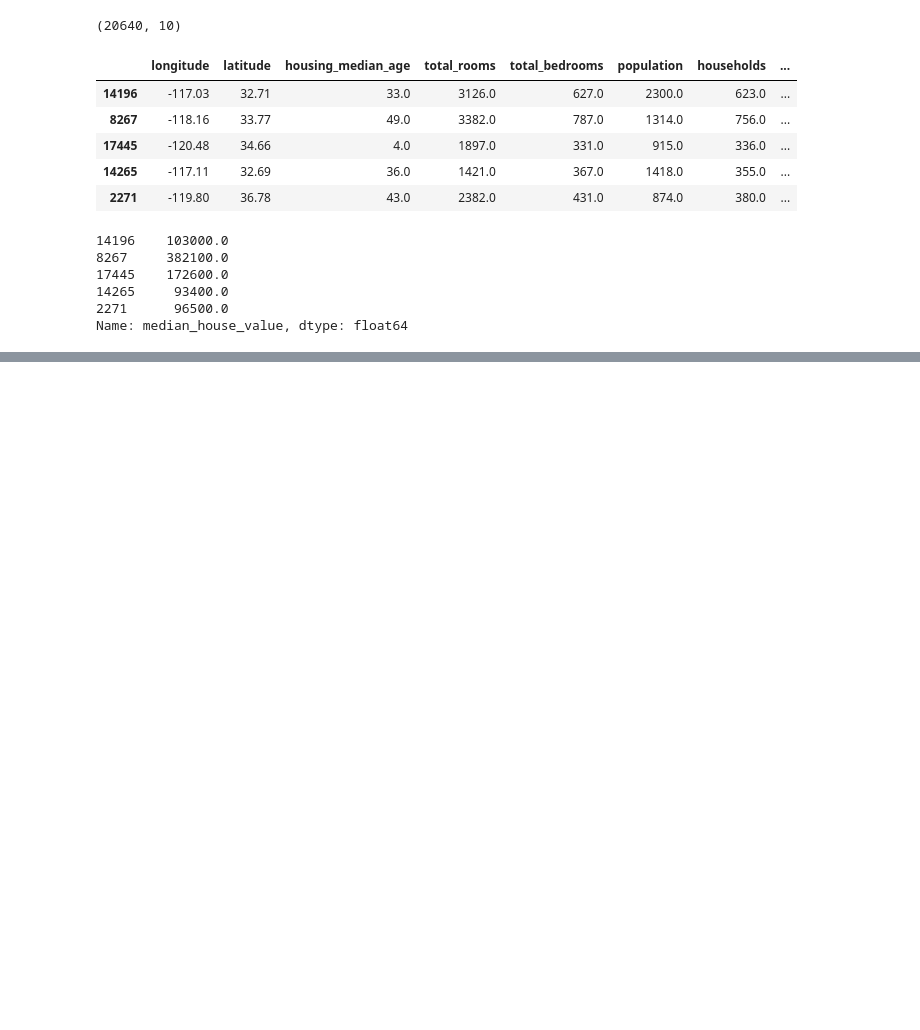
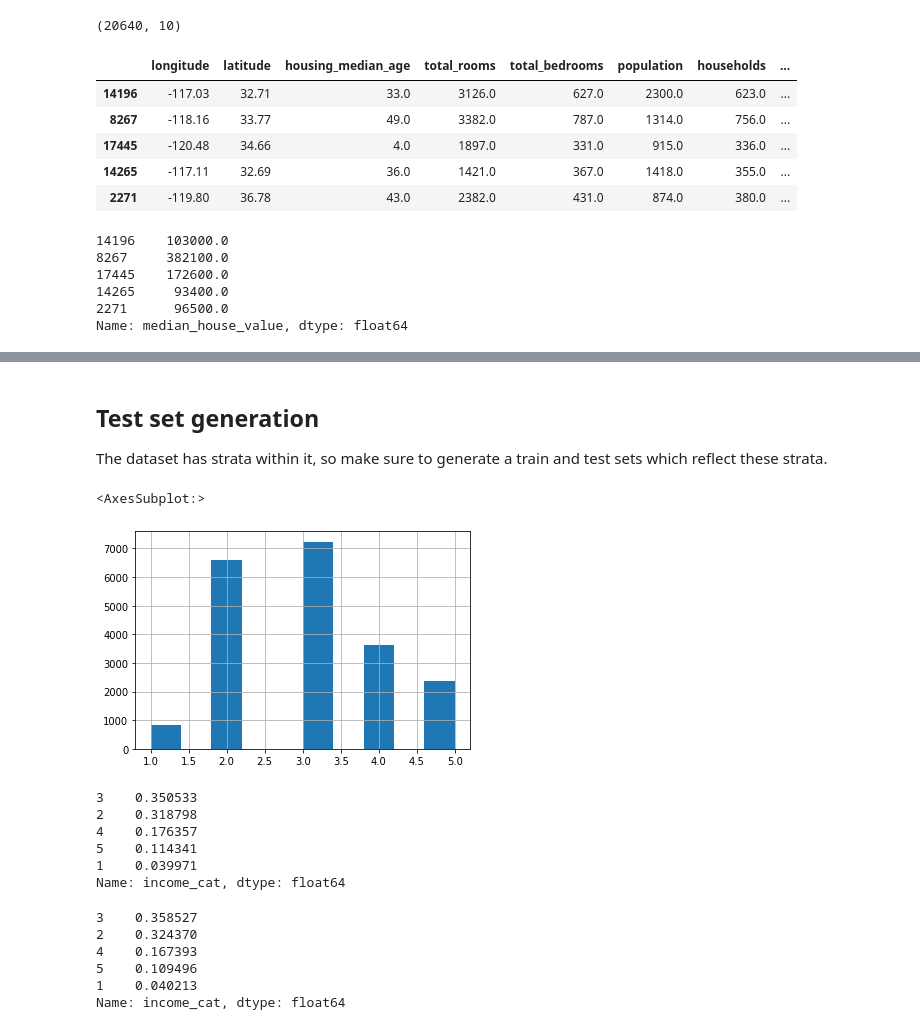
Before and after one commit to aesir321/cali-housing, a Jupyter notebook: eda.ipynb, the cells around one changed output, grey strips where cells are left out. Cells and saved outputs as stored; diff of their text form; code cells hidden in the pictures; blank space fills up the shorter version.

Commit message:
Added test set generation, feature engineering and correlation checking§

```diff
--- a/eda.ipynb
+++ b/eda.ipynb
@@ -96,0 +189,11 @@ linear_svr = Pipeline([
+# %% [markdown]
+## Test set generation
+
+The dataset has strata within it, so make sure to generate a train and test sets which reflect these strata.
+# %%
+import numpy as np
+dataset["income_cat"] = pd.cut(dataset["median_income"], bins=[0, 1.5, 3, 4.5, 6, np.inf], labels=[1, 2, 3, 4, 5])
+dataset["income_cat"].hist()
+# %% [output]
+<AxesSubplot:>
+[figure, added]
@@ -96,0 +208,9 @@ linear_svr = Pipeline([
+# %%
+strat_test_set["income_cat"].value_counts() / len(strat_test_set)
+# %% [output]
+3    0.350533
+2    0.318798
+4    0.176357
+5    0.114341
+1    0.039971
+Name: income_cat, dtype: float64
@@ -96,0 +221,9 @@ linear_svr = Pipeline([
+# %%
+X_test["income_cat"].value_counts() / len(X_test)
+# %% [output]
+3    0.358527
+2    0.324370
+4    0.167393
+5    0.109496
+1    0.040213
+Name: income_cat, dtype: float64
```
Also changed, not shown: parts of 36 cells of this notebook.
